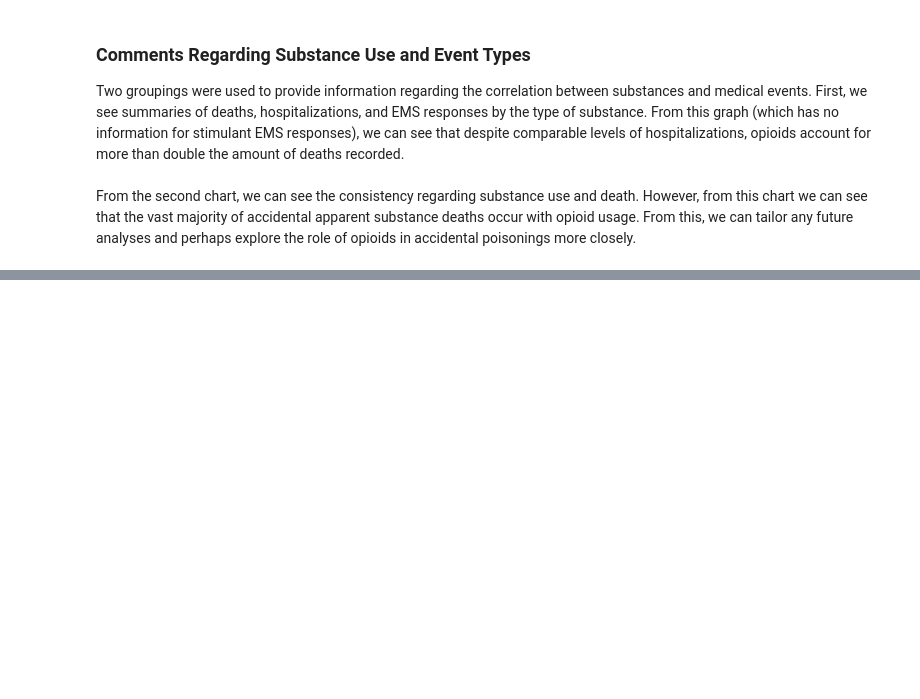
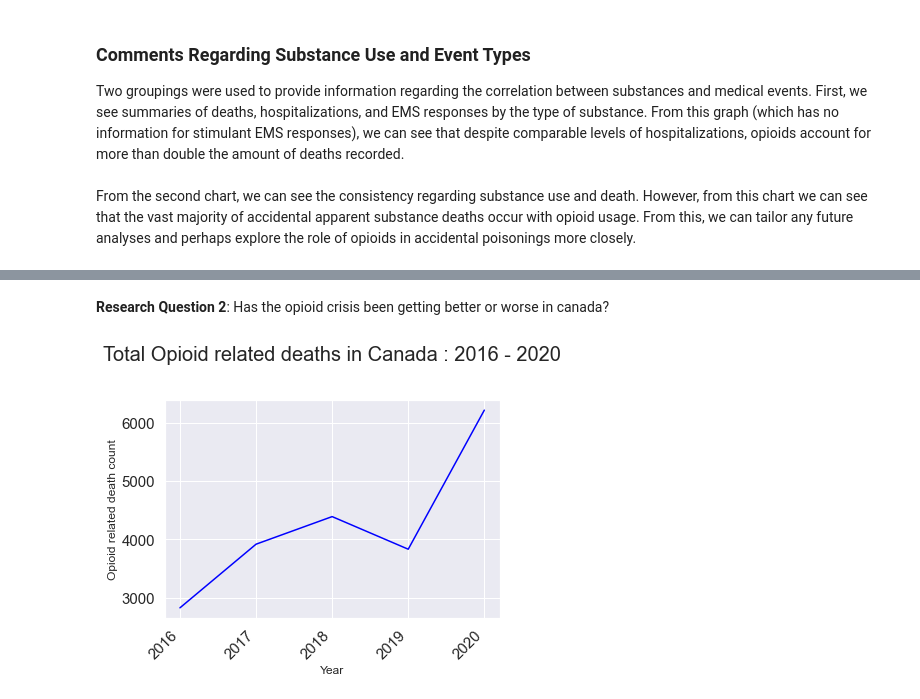
Before and after one commit to ubco-W2020ST2-data301/project-group13-project, a Jupyter notebook: analysis/All_Analyses.ipynb, the cells around one changed output, grey strips where cells are left out. Cells and saved outputs as stored; diff of their text form; code cells hidden in the pictures; blank space fills up the shorter version.

```diff
--- a/analysis/All_Analyses.ipynb
+++ b/analysis/All_Analyses.ipynb
@@ -73,0 +121,18 @@ From the second chart, we can see the consistency regarding substance use and de
+# %% [markdown]
+**Research Question 2**: Has the opioid crisis been getting better or worse in canada?
+# %%
+# Graph 2
+df2 = df.groupby('Year_Quarter').Value_int.sum()
+df2 = df2.reset_index()
+#display(df2.head())
+
+sns.set_theme(style="darkgrid", font_scale=1.5 )
+sns.lineplot(data = df2,x = 'Year_Quarter', y = 'Value_int', color = 'blue')
+plt.xticks(fontsize = 15, rotation=45, ha='right')
+plt.yticks(fontsize = 15)
+plt.xlabel('Year', size=12)
+plt.ylabel('Opioid related death count', size=12)
+plt.title('Total Opioid related deaths in Canada : 2016 - 2020', size=20, pad=40)
+plt.show()
+# %% [output]
+[figure, added]
```
Also changed, not shown: parts of 6 cells of this notebook, 3 other files.
